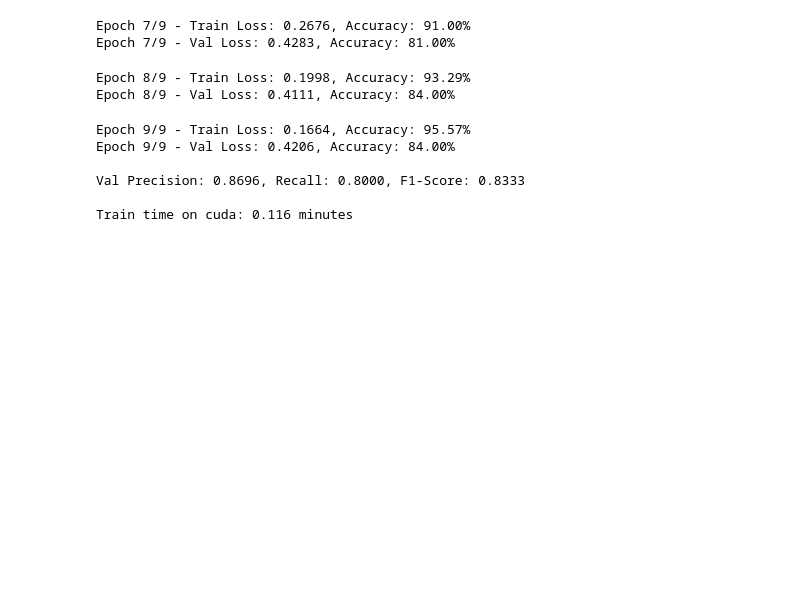
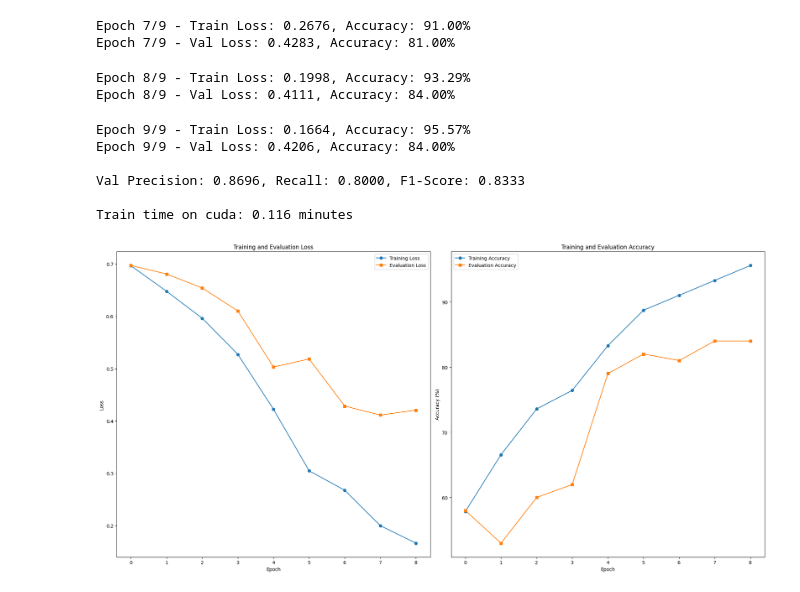
Before and after one commit to MSadegh-Eft/rnn-email-classification-ann, a Jupyter notebook: main.ipynb, the cells around one changed output. Cells and saved outputs as stored; diff of their text form; code cells hidden in the pictures; blank space fills up the shorter version.

```diff
--- a/main.ipynb
+++ b/main.ipynb
@@ -141,3 +141,7 @@ Epoch 9/9 - Val Loss: 0.4206, Accuracy: 84.00%
 Val Precision: 0.8696, Recall: 0.8000, F1-Score: 0.8333
 
 Train time on cuda: 0.116 minutes
+# %%
+plot_train_eval(train_losses, train_accuracies, eval_losses, eval_accuracies)
+# %% [output]
+[figure, added]
```
